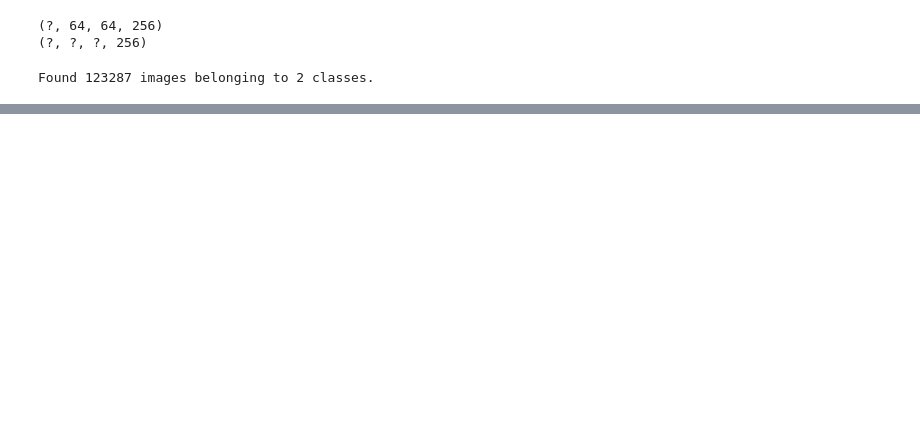
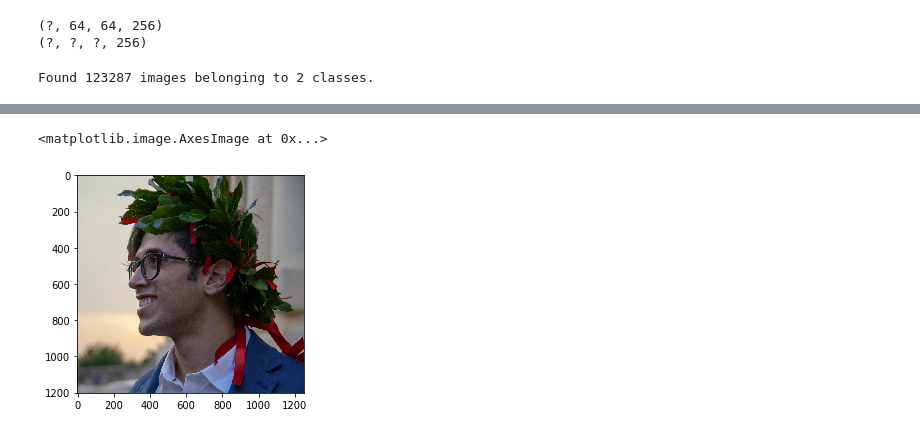
Before and after one commit to sirbardo/style_transfer_fast, a Jupyter notebook: Prova1.ipynb, the cells around one changed output, grey strips where cells are left out. Drawn from its saved outputs; the diff is of its cells as text; code cells hidden in the pictures; blank space fills up the shorter version.

```diff
--- a/Prova1.ipynb
+++ b/Prova1.ipynb
@@ -305,0 +306,12 @@ model_style_transfer.predict(X[:1])[0][10]
+# %%
+im_test = cv2.imread("propic.jpg")
+im_test = cv2.cvtColor(im_test, cv2.COLOR_BGR2RGB)
+#im_test = cv2.resize(im_test, (256, 256))
+#im_test_to_feed = np.reshape(im_test, [1, im_test.shape[0], im_test.shape[1], im_test.shape[2]])
+#result = model_style_transfer.predict(np.array([im_test_to_feed])[0])
+#result = np.reshape(result, [256, 256, 3])
+# %%
+plt.imshow(im_test)
+# %% [output]
+<matplotlib.image.AxesImage at 0x...>
+[figure, added]
```
Also changed, not shown: parts of 7 cells of this notebook, 1 other file.
